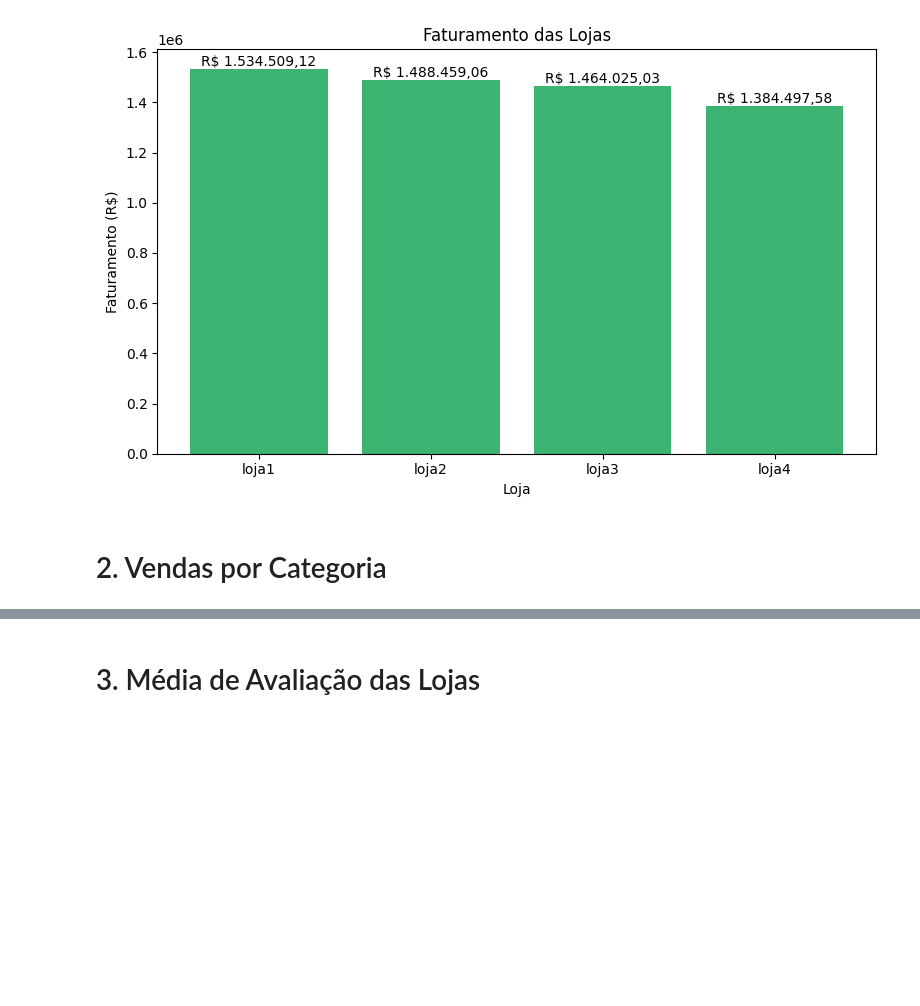
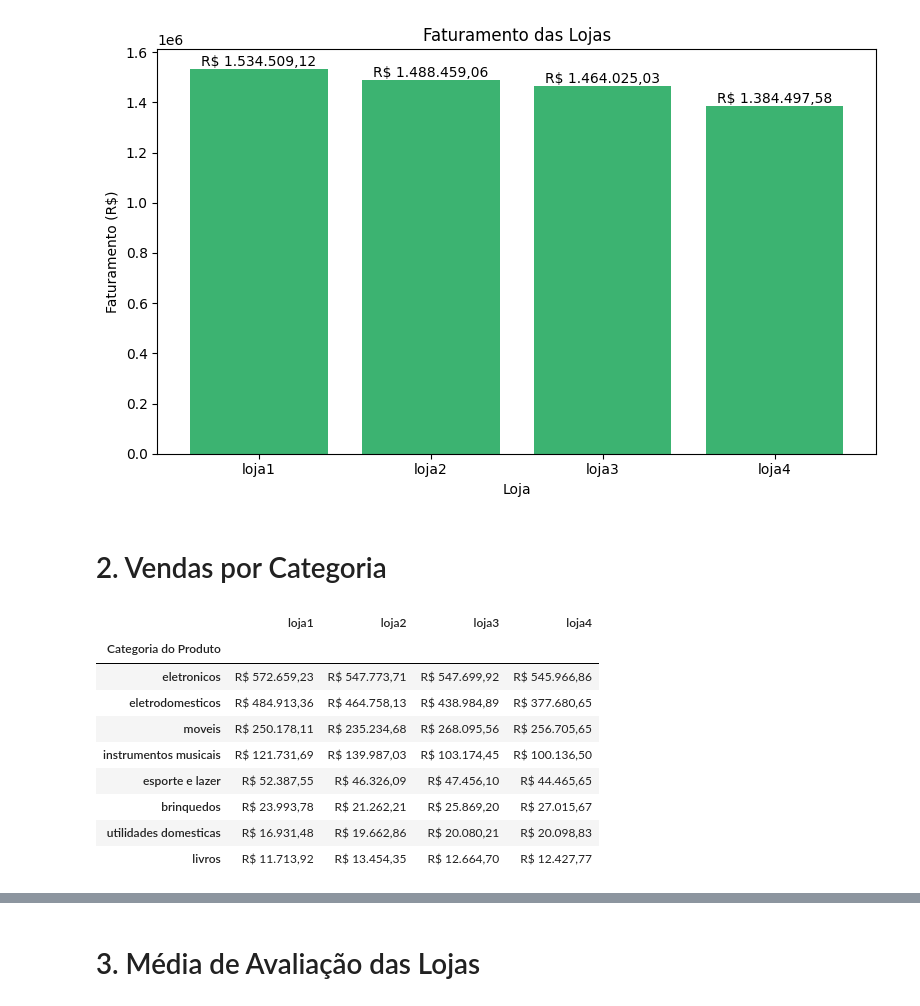
Before and after one commit to coliveira1977/alura_store, a Jupyter notebook: AluraStoreBr.ipynb, the cells around one changed output, grey strips where cells are left out. Saved outputs shown, nothing was run; the diff lists cells and outputs as text; code cells hidden in the pictures; blank space fills up the shorter version.

```diff
--- a/AluraStoreBr.ipynb
+++ b/AluraStoreBr.ipynb
@@ -80,33 +71,32 @@ plt.show()
 # %% [markdown]
 # 2. Vendas por Categoria
 # %%
-import pandas as pd
+# Carrega os DataFrames das lojas usando list comprehension
+dfs = [pd.read_csv(arquivo) for arquivo in arquivos]
 
-# Carregando os dados das lojas
-loja1 = pd.read_csv('loja_1.csv')
-loja2 = pd.read_csv('loja_2.csv')
-loja3 = pd.read_csv('loja_3.csv')
-loja4 = pd.read_csv('loja_4.csv')
+# Calcula o agrupamento e soma por categoria para cada loja usando list comprehension
+cats = [df.groupby('Categoria do Produto')['Preço'].sum() for df in dfs]
 
-# Agrupando e somando por categoria para cada loja
-cat_loja1 = loja1.groupby('Categoria do Produto')['Preço'].sum()
-cat_loja2 = loja2.groupby('Categoria do Produto')['Preço'].sum()
-cat_loja3 = loja3.groupby('Categoria do Produto')['Preço'].sum()
-cat_loja4 = loja4.groupby('Categoria do Produto')['Preço'].sum()
+# Concatena os resultados em um único DataFrame, alinhando pelo índice (categoria)
+df_categorias = pd.concat(cats, axis=1)
+df_categorias.columns = nomes_lojas
+df_categorias = df_categorias.fillna(0)
 
-# Unindo os resultados em um único DataFrame
-df_categorias = pd.DataFrame({
-    'loja1': cat_loja1,
-    'loja2': cat_loja2,
-    'loja3': cat_loja3,
-    'loja4': cat_loja4
-}).fillna(0)
+# Ordena pelo total de vendas (opcional)
+df_categorias = df_categorias.loc[df_categorias.sum(axis=1).sort_values(ascending=False).index]
 
-# Ordenando pelo total de vendas (opcional)
-df_categorias['Total'] = df_categorias.sum(axis=1)
-df_categorias = df_categorias.sort_values('Total', ascending=False)
-df_categorias = df_categorias.drop(columns='Total')
+# Formata os valores em reais
+df_categorias = df_categorias.applymap(lambda x: f'R$ {x:,.2f}'.replace(',', 'X').replace('.', ',').replace('X', '.'))
 
-# Exibindo o resultado
-df_categorias = df_categorias.applymap(lambda x: f'R$ {x:,.2f}'.replace(',', 'X').replace('.', ',').replace('X', '.'))
 display(df_categorias)
+# %% [output]
+|  | loja1 | loja2 | loja3 | loja4 |
+| Categoria do Produto |  |  |  |  |
+| eletronicos | R$ 572.659,23 | R$ 547.773,71 | R$ 547.699,92 | R$ 545.966,86 |
+| eletrodomesticos | R$ 484.913,36 | R$ 464.758,13 | R$ 438.984,89 | R$ 377.680,65 |
+| moveis | R$ 250.178,11 | R$ 235.234,68 | R$ 268.095,56 | R$ 256.705,65 |
+| instrumentos musicais | R$ 121.731,69 | R$ 139.987,03 | R$ 103.174,45 | R$ 100.136,50 |
+| esporte e lazer | R$ 52.387,55 | R$ 46.326,09 | R$ 47.456,10 | R$ 44.465,65 |
+| brinquedos | R$ 23.993,78 | R$ 21.262,21 | R$ 25.869,20 | R$ 27.015,67 |
+| utilidades domesticas | R$ 16.931,48 | R$ 19.662,86 | R$ 20.080,21 | R$ 20.098,83 |
+| livros | R$ 11.713,92 | R$ 13.454,35 | R$ 12.664,70 | R$ 12.427,77 |
```
Also changed, not shown: parts of 4 cells of this notebook, 2 other files.
